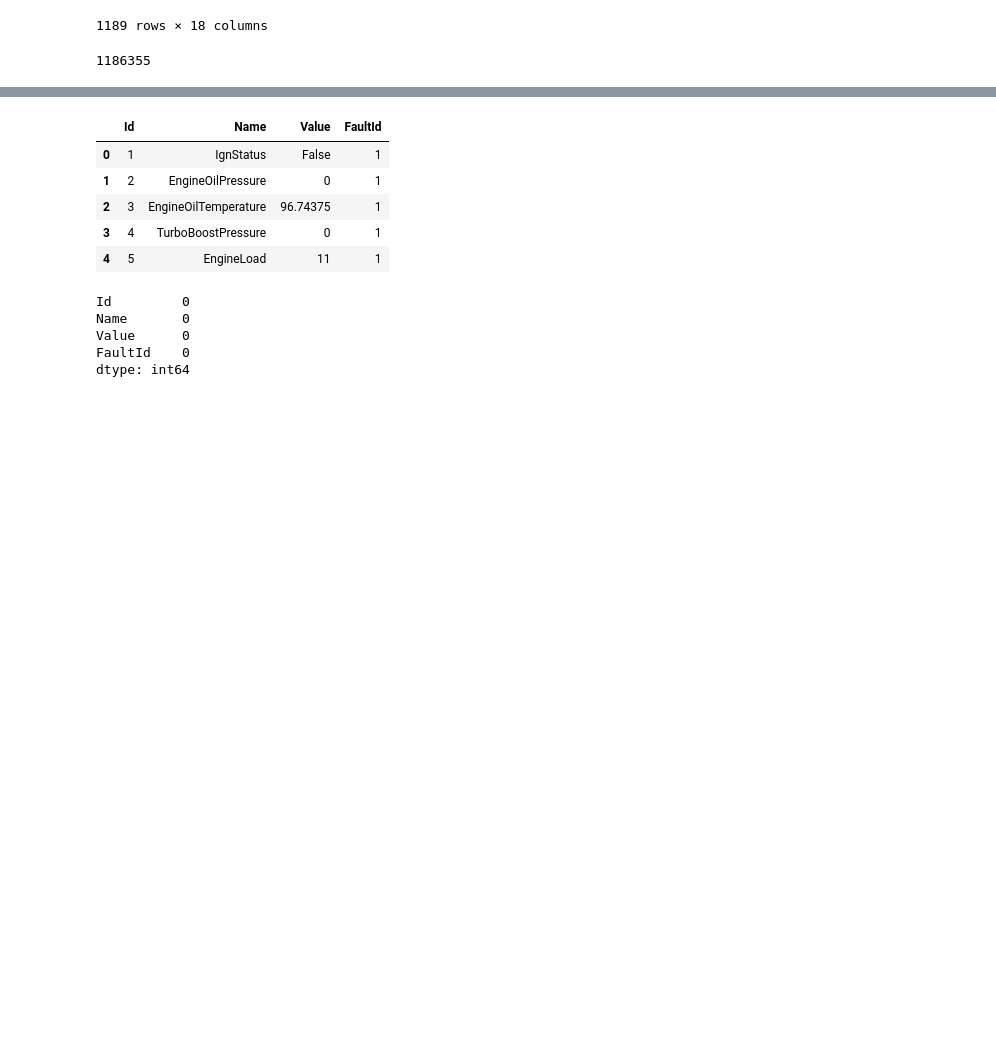
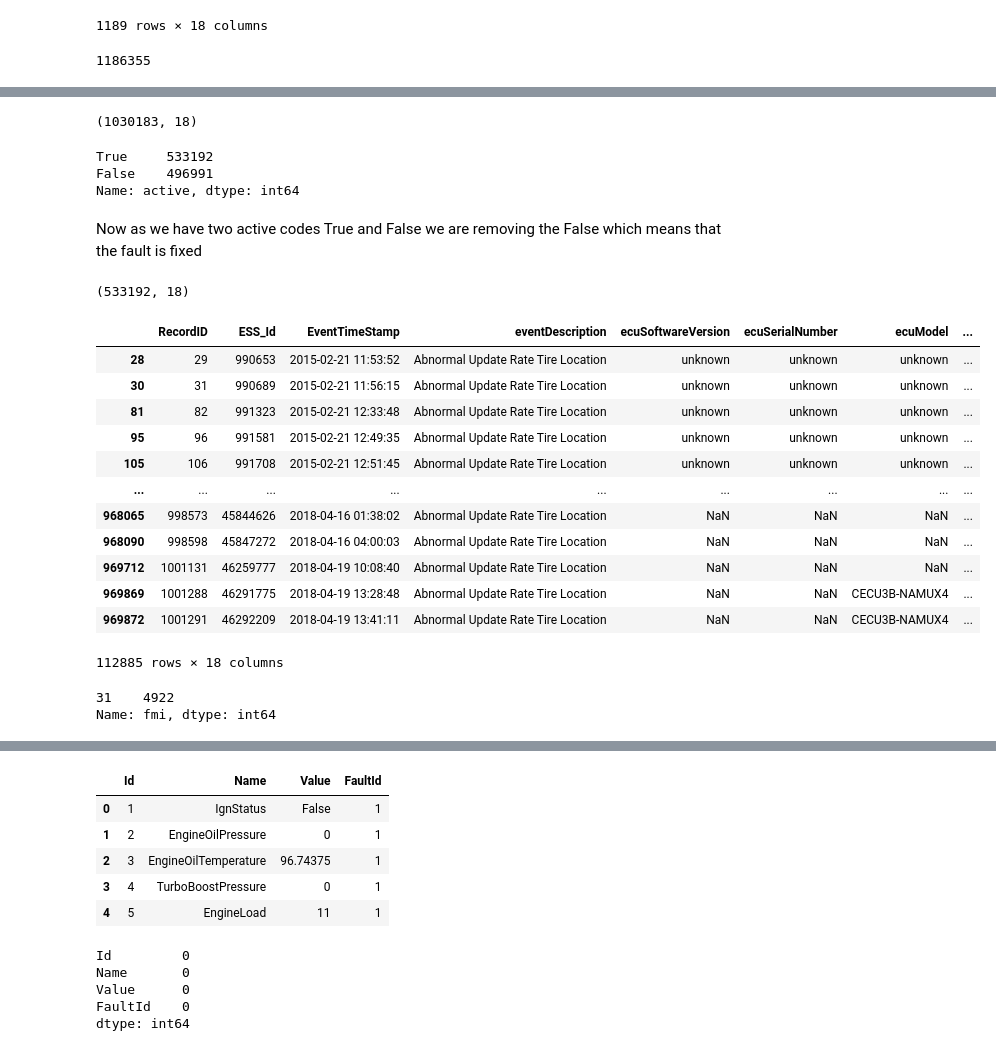
Before and after one commit to nss-data-science-cohort-6/big_g_express-elden_ring, a Jupyter notebook: notebooks/smita_bigG_EDA.ipynb, the cells around one changed output, grey strips where cells are left out. Saved outputs shown, nothing was run; the diff lists cells and outputs as text; code cells hidden in the pictures; blank space fills up the shorter version.

```diff
--- a/notebooks/smita_bigG_EDA.ipynb
+++ b/notebooks/smita_bigG_EDA.ipynb
@@ -156,12 +298,3 @@ faults[(faults['spn']==5246)] #1189
 (10717+1174449 +1189 )
 # %% [output]
 1186355
-# %%
-faults['latA_diff'] = faults['Latitude']-36.0666667
-faults['latB_diff'] = faults['Latitude']-35.5883333
-faults['latC_diff'] = faults['Latitude']-36.1950
-faults['longA_diff'] = faults['Longitude']-(-86.4347222)
-faults['longB_diff'] = faults['Longitude']-(-86.4438888)
-faults['longC_diff'] = faults['Longitude']-(-83.174722)
-
-faults.head(5)
@@ -179,0 +301,55 @@ diagnostic = pd.read_csv("../data/VehicleDiagnosticOnboardData.csv")
+# %%
+#droping the record that happens to be in proximity to any three service stations (0.01 miles)
+faults_prep = (faults.loc[((faults['latA_diff']) > 0.01) &
+            ((faults['latB_diff']) > 0.01) &
+            ((faults['latC_diff']) > 0.01) &
+            ((faults['longA_diff']) > 0.01) &
+            ((faults['longB_diff']) > 0.01) &
+            ((faults['longC_diff']) > 0.01)]
+).drop(['latA_diff', 'latB_diff', 'latC_diff', 'longA_diff', 'longB_diff', 'longC_diff'], axis=1)
+# %%
+#drop the illegitimate row with wrong  EventTimeStamp
+# faults_prep.loc[faults['EventTimeStamp'].dt.year > 2011].shape
+faults_prep = faults_prep.loc[(faults_prep['EventTimeStamp']) > "2014-12-31"] #going to use date and time after 2011.
+# %%
+# faults.shap/e #(1185166, 24)
+faults_prep.shape #
+# %% [output]
+(1030183, 18)
+# %%
+faults_prep['active'].value_counts()
+# %% [output]
+True     533192
+False    496991
+Name: active, dtype: int64
+# %% [markdown]
+Now as we have two active codes True and False we are removing the False which means that the fault is fixed
+# %%
+faults_clean = faults_prep.loc[(faults_prep['active']) != False] #533192 rows × 18 columns
+# %%
+faults_clean.shape
+# %% [output]
+(533192, 18)
+# %%
+# faults.loc[faults['spn'] == 5246]['fmi'].value_counts()
+# faults.loc[faults['spn'] == 929]['fmi'].value_counts() #256516
+faults_clean.loc[faults['spn'] == 929]
+# %% [output]
+|  | RecordID | ESS_Id | EventTimeStamp | eventDescription | ecuSoftwareVersion | ecuSerialNumber | ecuModel | ... |
+| 28 | 29 | 990653 | 2015-02-21 11:53:52 | Abnormal Update Rate Tire Location | unknown | unknown | unknown | ... |
+| 30 | 31 | 990689 | 2015-02-21 11:56:15 | Abnormal Update Rate Tire Location | unknown | unknown | unknown | ... |
+| 81 | 82 | 991323 | 2015-02-21 12:33:48 | Abnormal Update Rate Tire Location | unknown | unknown | unknown | ... |
+| 95 | 96 | 991581 | 2015-02-21 12:49:35 | Abnormal Update Rate Tire Location | unknown | unknown | unknown | ... |
+| 105 | 106 | 991708 | 2015-02-21 12:51:45 | Abnormal Update Rate Tire Location | unknown | unknown | unknown | ... |
+| ... | ... | ... | ... | ... | ... | ... | ... | ... |
+| 968065 | 998573 | 45844626 | 2018-04-16 01:38:02 | Abnormal Update Rate Tire Location | NaN | NaN | NaN | ... |
+| 968090 | 998598 | 45847272 | 2018-04-16 04:00:03 | Abnormal Update Rate Tire Location | NaN | NaN | NaN | ... |
+| 969712 | 1001131 | 46259777 | 2018-04-19 10:08:40 | Abnormal Update Rate Tire Location | NaN | NaN | NaN | ... |
+| 969869 | 1001288 | 46291775 | 2018-04-19 13:28:48 | Abnormal Update Rate Tire Location | NaN | NaN | CECU3B-NAMUX4 | ... |
+| 969872 | 1001291 | 46292209 | 2018-04-19 13:41:11 | Abnormal Update Rate Tire Location | NaN | NaN | CECU3B-NAMUX4 | ... |
+112885 rows × 18 columns
+# %%
+faults_clean.loc[faults['spn'] == 1569]['fmi'].value_counts()
+# %% [output]
+31    4922
+Name: fmi, dtype: int64
```
Also changed, not shown: parts of 28 cells of this notebook, 1 other file.
